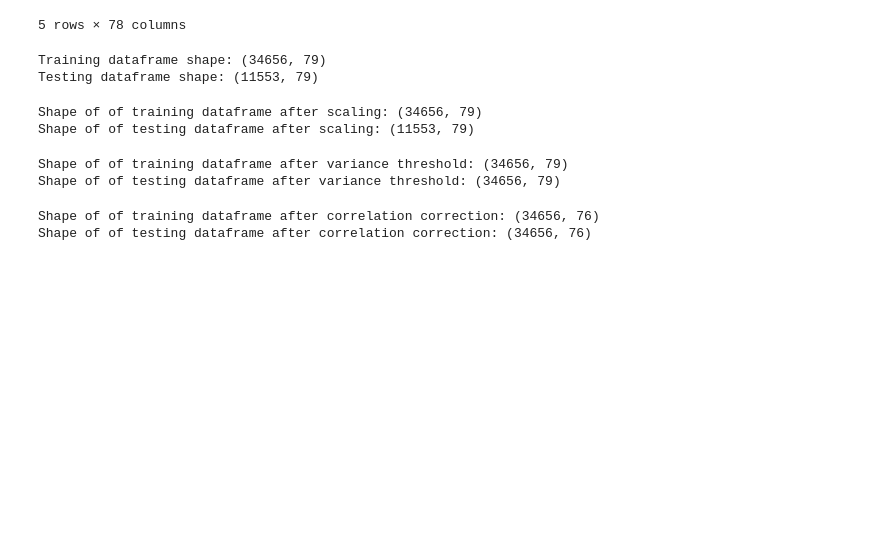
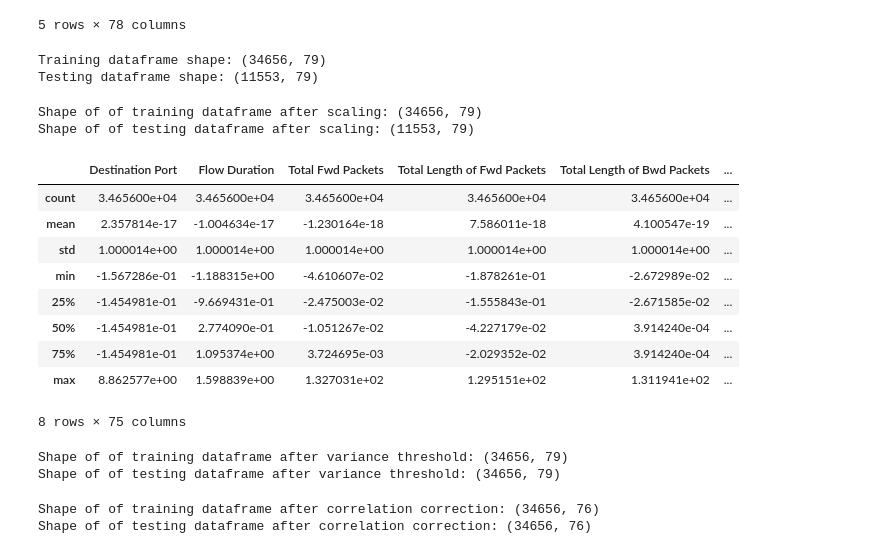
Before and after one commit to Jonahgold90/COMP-379-Final-Project, a Jupyter notebook: finalProject.ipynb, the cells around one changed output. Drawn from its saved outputs; the diff is of its cells as text; code cells hidden in the pictures; blank space fills up the shorter version.

```diff
--- a/finalProject.ipynb
+++ b/finalProject.ipynb
@@ -214,6 +215,20 @@ print("Shape of of testing dataframe after scaling:", x_test_scaled.shape)
 # %% [output]
 Shape of of training dataframe after scaling: (34656, 79)
 Shape of of testing dataframe after scaling: (11553, 79)
+# %%
+pd.DataFrame(x_train_scaled).describe()
+#std = 1 and mean is around 0, standardized
+# %% [output]
+|  | Destination Port | Flow Duration | Total Fwd Packets | Total Length of Fwd Packets | Total Length of Bwd Packets | ... |
+| count | 3.465600e+04 | 3.465600e+04 | 3.465600e+04 | 3.465600e+04 | 3.465600e+04 | ... |
+| mean | 2.357814e-17 | -1.004634e-17 | -1.230164e-18 | 7.586011e-18 | 4.100547e-19 | ... |
+| std | 1.000014e+00 | 1.000014e+00 | 1.000014e+00 | 1.000014e+00 | 1.000014e+00 | ... |
+| min | -1.567286e-01 | -1.188315e+00 | -4.610607e-02 | -1.878261e-01 | -2.672989e-02 | ... |
+| 25% | -1.454981e-01 | -9.669431e-01 | -2.475003e-02 | -1.555843e-01 | -2.671585e-02 | ... |
+| 50% | -1.454981e-01 | 2.774090e-01 | -1.051267e-02 | -4.227179e-02 | 3.914240e-04 | ... |
+| 75% | -1.454981e-01 | 1.095374e+00 | 3.724695e-03 | -2.029352e-02 | 3.914240e-04 | ... |
+| max | 8.862577e+00 | 1.598839e+00 | 1.327031e+02 | 1.295151e+02 | 1.311941e+02 | ... |
+8 rows × 75 columns
 # %%
 #feature selection
 
```
Also changed, not shown: parts of 2 cells of this notebook.
